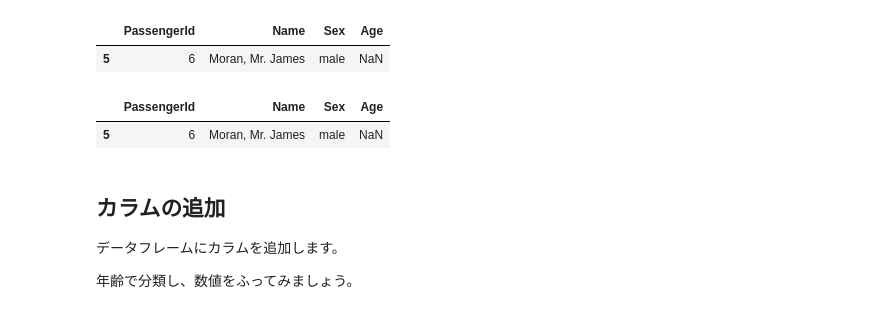
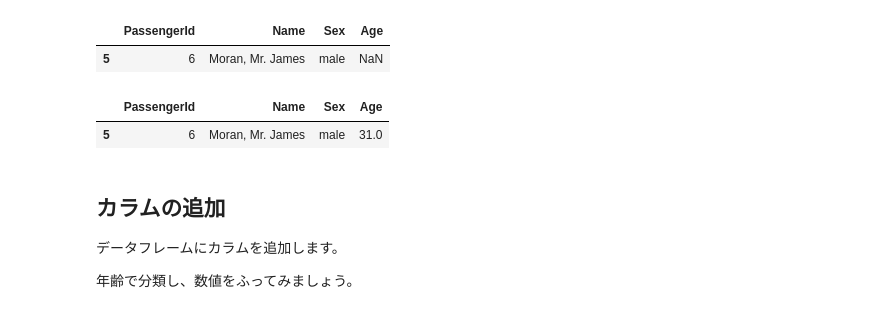
Before and after one commit to PyDataTokyo/pydata-tokyo-tutorial-1, a Jupyter notebook: pydatatokyo_tutorial_dh.ipynb, the cells around one changed output. Cells and saved outputs as stored; diff of their text form; code cells hidden in the pictures.

```diff
--- a/pydatatokyo_tutorial_dh.ipynb
+++ b/pydatatokyo_tutorial_dh.ipynb
@@ -253,10 +249,10 @@ dfm = df[df.Sex=='male'].fillna({'Age': male_age_mean})
 
 df2 = dff.append(dfm)
 # %%
-df[df.PassengerId==6][['PassengerId', 'Name', 'Sex', 'Age']]
+df2[df2.PassengerId==6][['PassengerId', 'Name', 'Sex', 'Age']]
 # %% [output]
 |  | PassengerId | Name | Sex | Age |
-| 5 | 6 | Moran, Mr. James | male | NaN |
+| 5 | 6 | Moran, Mr. James | male | 31.0 |
 # %% [markdown]
 ## カラムの追加
 
```
Also changed, not shown: parts of 13 cells of this notebook.
